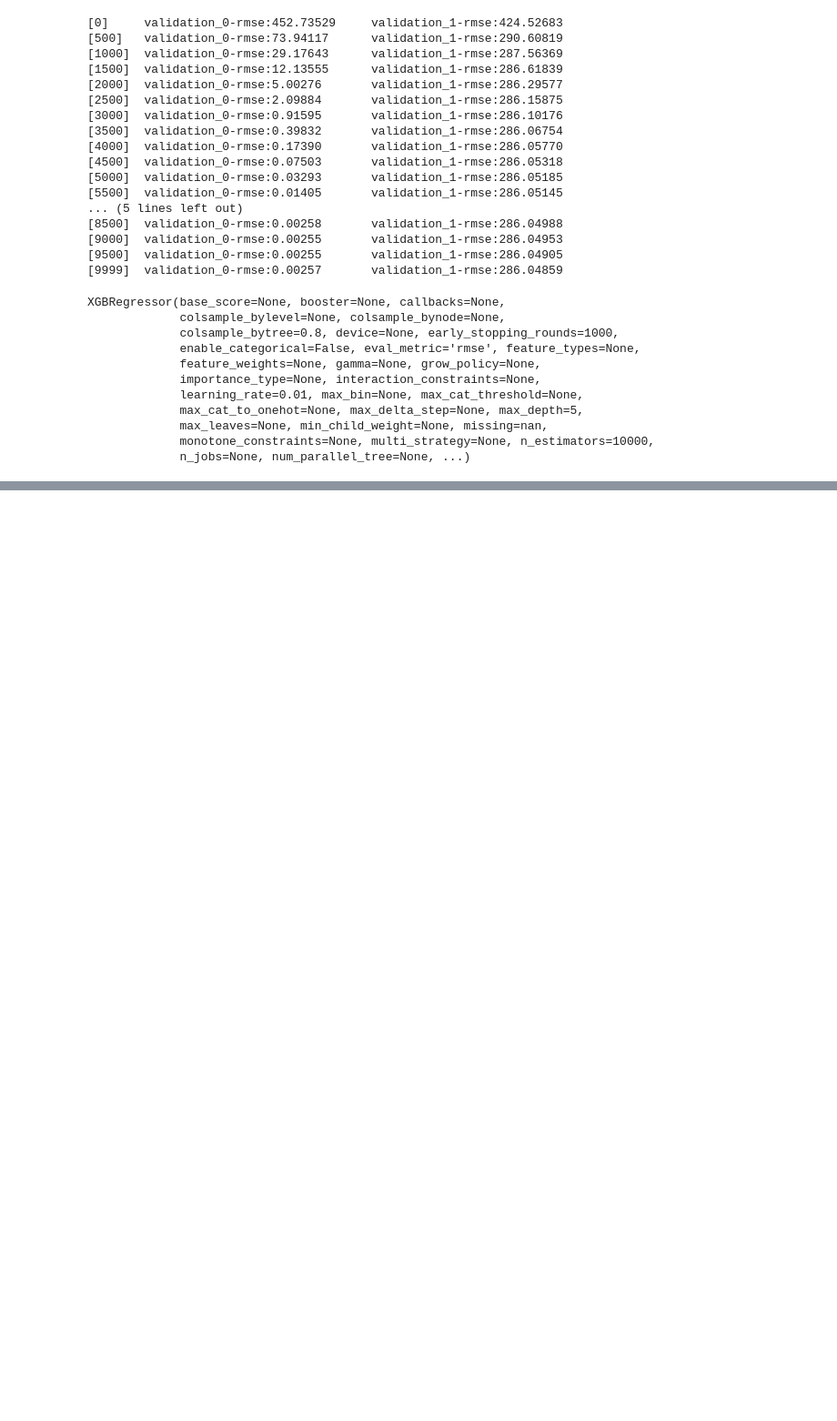
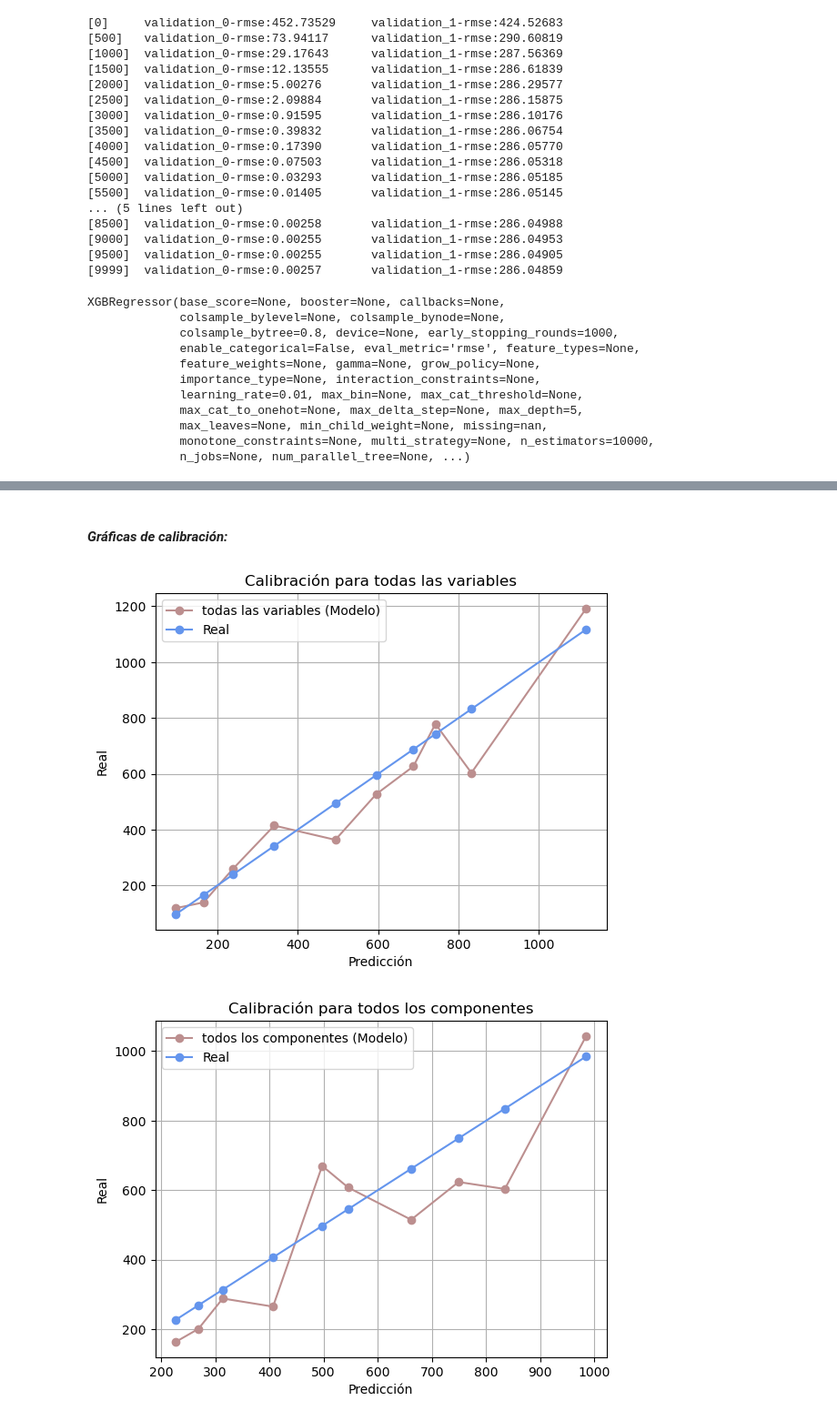
Before and after one commit to arantzaghg/lab_aprendizaje_estadistico, a Jupyter notebook: Tarea PCA- Arantza Gomez Haro Gamboa.ipynb, the cells around one changed output, grey strips where cells are left out. Shown at 91% size. Saved outputs shown, nothing was run; the diff lists cells and outputs as text; code cells hidden in the pictures; blank space fills up the shorter version.

```diff
--- a/Tarea PCA- Arantza Gomez Haro Gamboa.ipynb
+++ b/Tarea PCA- Arantza Gomez Haro Gamboa.ipynb
@@ -188,0 +226,3 @@ XGBRegressor(base_score=None, booster=None, callbacks=None,
+# %%
+predicciones_tc = model.predict(x_test_c)
+r2_tc = r2_score(y_pred = predicciones_tc, y_true = y_test)
@@ -188,0 +231,18 @@ XGBRegressor(base_score=None, booster=None, callbacks=None,
+# %%
+x_train3 = x_train_c[['PC1', 'PC2', 'PC3']]
+x_test3 = x_test_c[['PC1', 'PC2', 'PC3']]
+# %%
+model = XGBRegressor(
+    n_estimators=10_000,
+    max_depth=5,
+    learning_rate=0.01,
+    reg_lambda=0.5,
+    subsample=0.5,
+    colsample_bytree=0.8,
+    eval_metric='rmse',
+    early_stopping_rounds=1000,
+)
+
+model.fit(x_train3, y_train,
+          eval_set=[(x_train3, y_train), (x_test3, y_test)],
+          verbose=500)
@@ -188,0 +267,16 @@ XGBRegressor(base_score=None, booster=None, callbacks=None,
+# %%
+predicciones_3c = model.predict(x_test3)
+r2_3c = r2_score(y_pred = predicciones_3c, y_true = y_test)
+# %% [markdown]
+#### *Gráficas de calibración:*
+# %%
+modelos = {
+    'todas las variables': predicciones_todo,
+    'todos los componentes': predicciones_tc,
+    'primeros 3 componentes': predicciones_3c
+}
+
+calibracion_multiple(modelos, y_test, bins=10)
+# %% [output]
+[figure, added]
+[figure, added]
```
Also changed, not shown: parts of 11 cells of this notebook.
